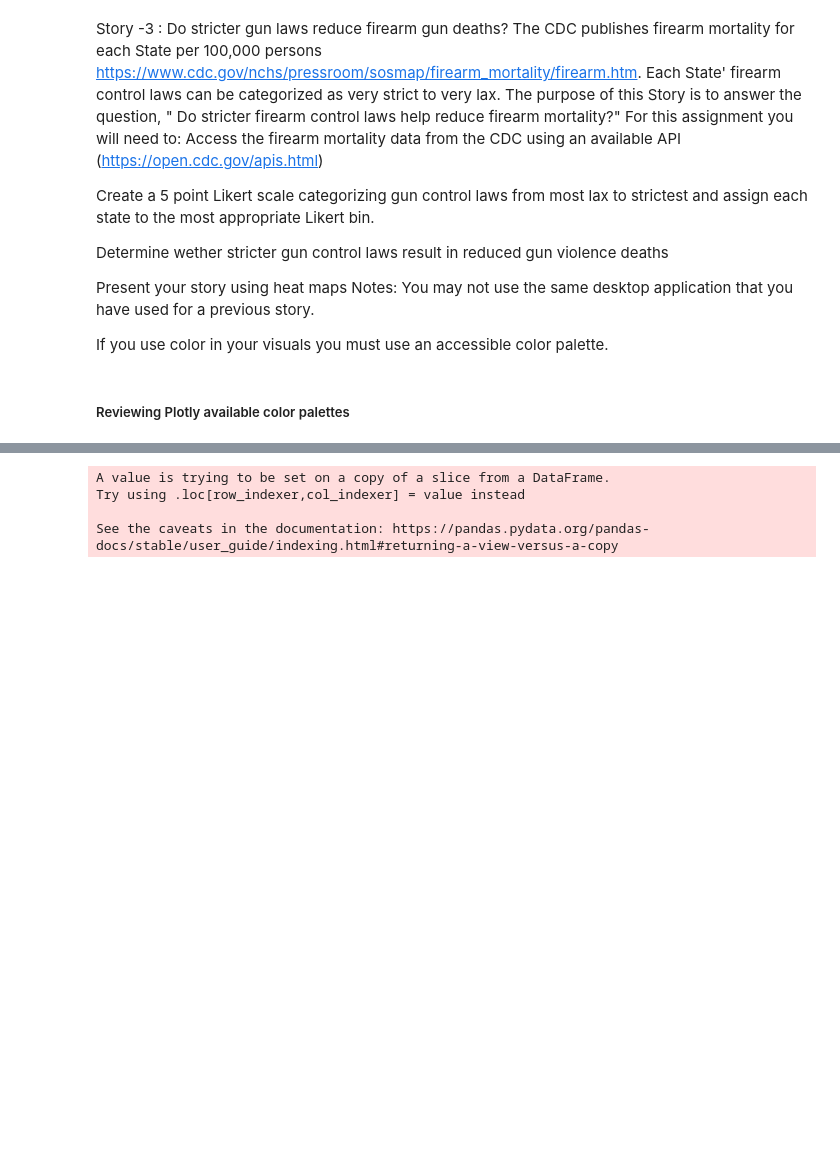
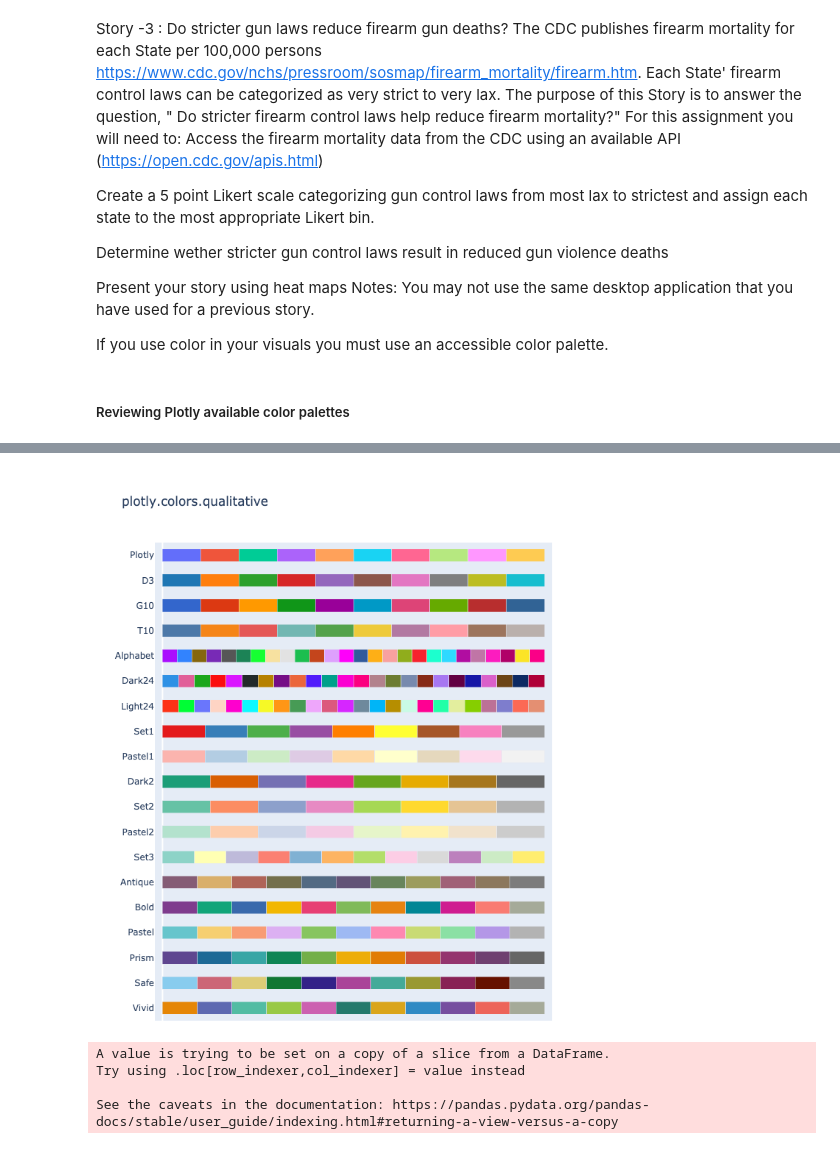
Before and after one commit to jforster19/Data608, a Jupyter notebook: Data Story 3 Draft.ipynb, the cells around one changed output, grey strips where cells are left out. Saved outputs shown, nothing was run; the diff lists cells and outputs as text; code cells hidden in the pictures; blank space fills up the shorter version.

Commit message:
Update Data Story 3 Draft.ipynb
modify for local image testing

```diff
--- a/Data Story 3 Draft.ipynb
+++ b/Data Story 3 Draft.ipynb
@@ -240,5 +240,6 @@ If you use color in your visuals you must use an accessible color palette.
 ##### Reviewing Plotly available color palettes
 # %%
 fig = px.colors.qualitative.swatches()
-fig.show()
+fig_bytes = fig.to_image(format="png")
+Image(fig_bytes)
 # %% [output]
@@ -246,3 +246,4 @@ fig.show()
+[figure, added]
 # %%
 viz_df = df_states_final[(df_states_final['year_and_quarter'].str.contains('Q4')) & (df_states_final['year_and_quarter'].str.contains('2021'))]
 viz_all_years_df = df_states_final[(df_states_final['year_and_quarter'].str.contains('Q3'))]
```
Also changed, not shown: parts of 9 cells of this notebook.
